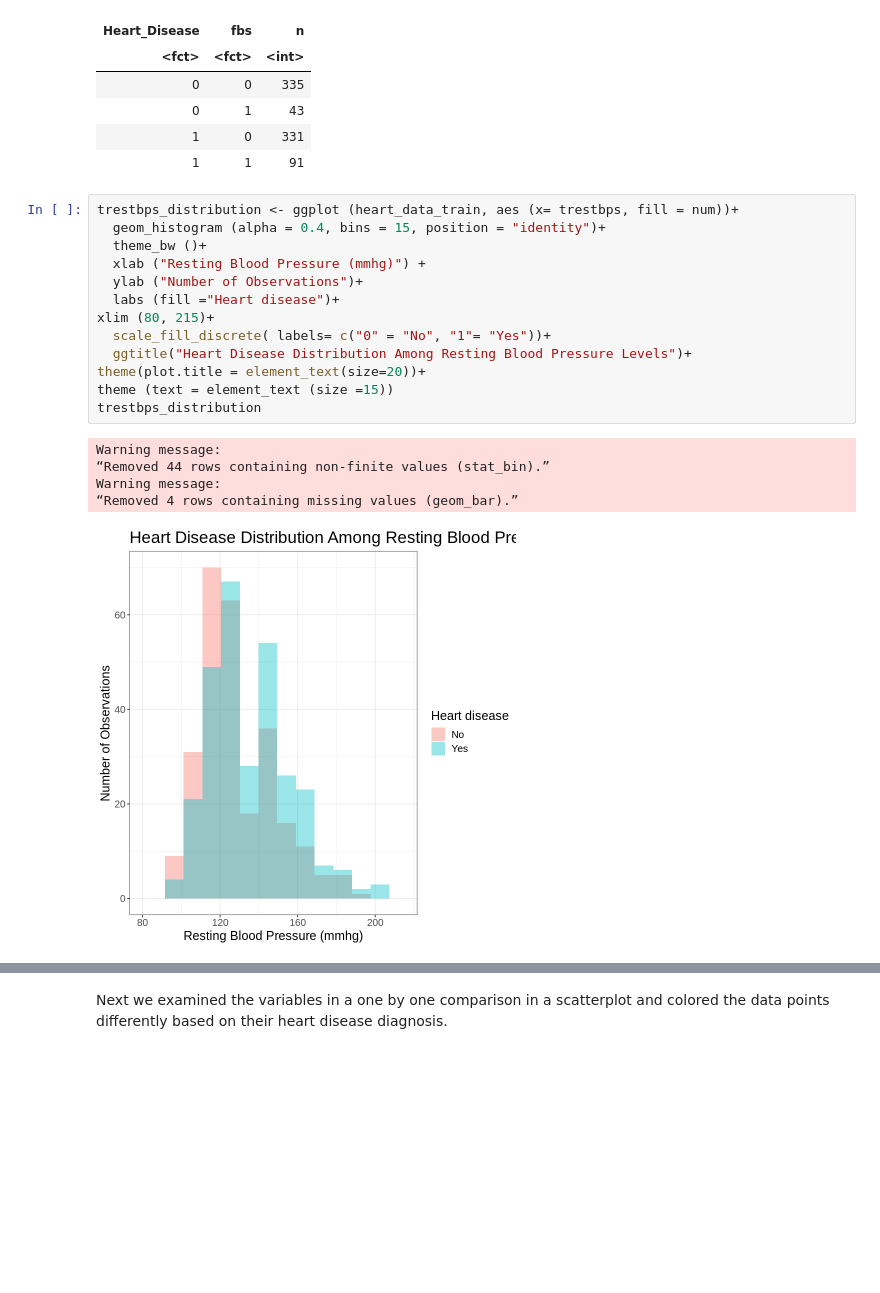
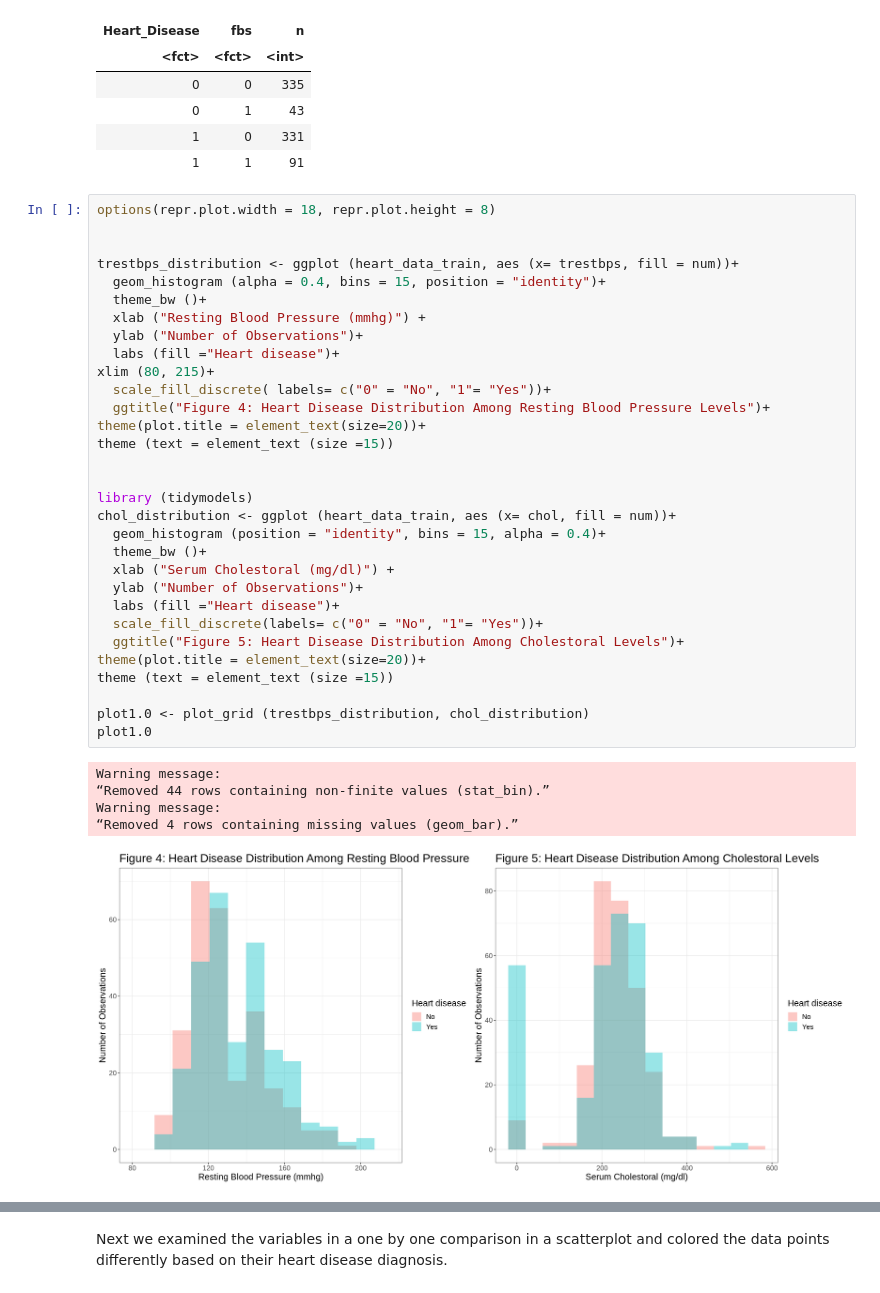
Before and after one commit to rebeccawuu/toy_ds_project, a Jupyter notebook: dsci_100_proposal.ipynb, the cells around one changed output, grey strips where cells are left out. Cells and saved outputs as stored; diff of their text form; blank space fills up the shorter version.

```diff
--- a/dsci_100_proposal.ipynb
+++ b/dsci_100_proposal.ipynb
@@ -236,22 +245,40 @@ A grouped_df: 4 × 3
 | 1 | 0 | 331 |
 | 1 | 1 | 91 |
 # %%
+options(repr.plot.width = 18, repr.plot.height = 8)
+
+
 trestbps_distribution <- ggplot (heart_data_train, aes (x= trestbps, fill = num))+
   geom_histogram (alpha = 0.4, bins = 15, position = "identity")+
   theme_bw ()+
   xlab ("Resting Blood Pressure (mmhg)") +
   ylab ("Number of Observations")+
   labs (fill ="Heart disease")+
 xlim (80, 215)+
   scale_fill_discrete( labels= c("0" = "No", "1"= "Yes"))+
-  ggtitle("Heart Disease Distribution Among Resting Blood Pressure Levels")+
+  ggtitle("Figure 4: Heart Disease Distribution Among Resting Blood Pressure Levels")+
 theme(plot.title = element_text(size=20))+
 theme (text = element_text (size =15))
-trestbps_distribution
+
+
+library (tidymodels)
+chol_distribution <- ggplot (heart_data_train, aes (x= chol, fill = num))+
+  geom_histogram (position = "identity", bins = 15, alpha = 0.4)+
+  theme_bw ()+
+  xlab ("Serum Cholestoral (mg/dl)") +
+  ylab ("Number of Observations")+
+  labs (fill ="Heart disease")+
+  scale_fill_discrete(labels= c("0" = "No", "1"= "Yes"))+
+  ggtitle("Figure 5: Heart Disease Distribution Among Cholestoral Levels")+
+theme(plot.title = element_text(size=20))+
+theme (text = element_text (size =15))
+
+plot1.0 <- plot_grid (trestbps_distribution, chol_distribution)
+plot1.0
 # %% [output]
 Warning message:
 “Removed 44 rows containing non-finite values (stat_bin).”
 Warning message:
 “Removed 4 rows containing missing values (geom_bar).”
-[figure, old version]
+[figure, new version]
 # %% [markdown]
```
Also changed, not shown: parts of 21 cells of this notebook.
